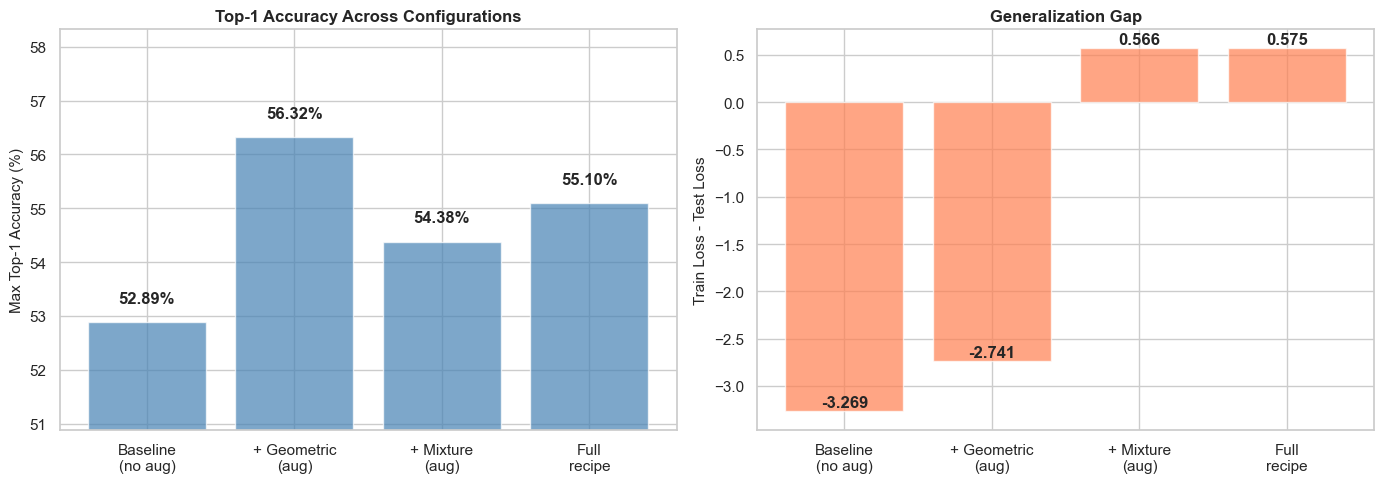
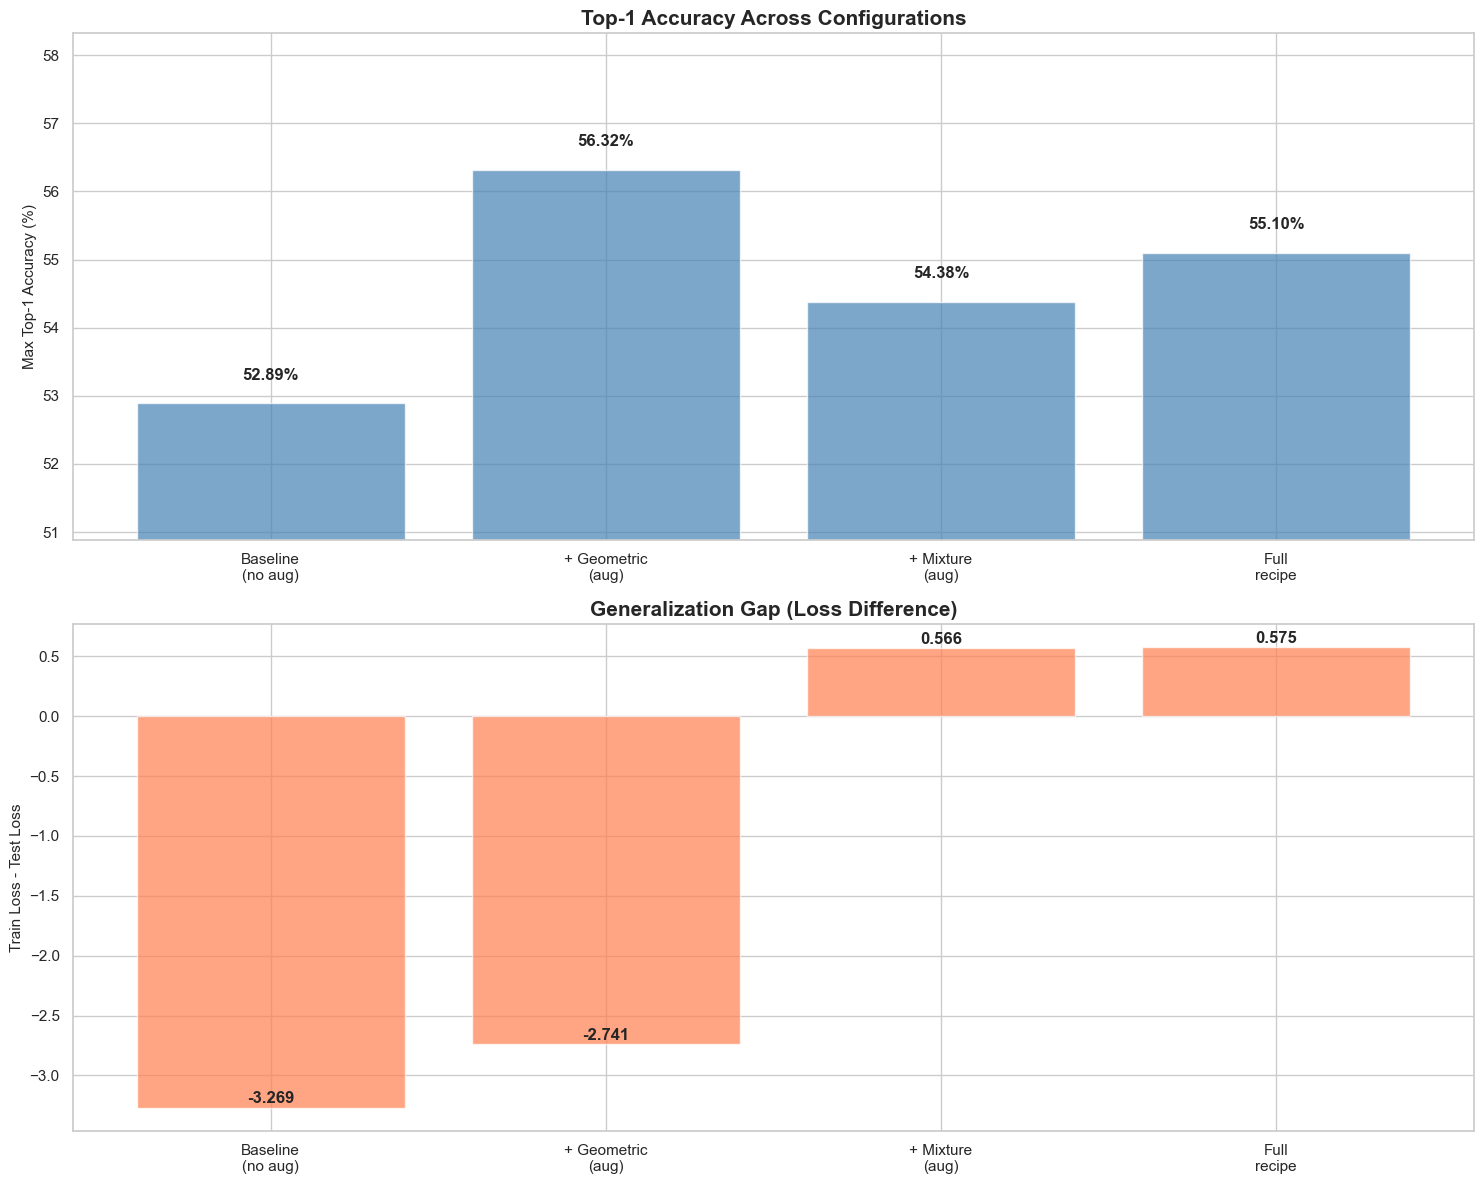
The notebook cell's code change between the first figure and the second:
--- before
+++ after
@@ -17,5 +17,5 @@
 
 # Create subplots
-fig, axes = plt.subplots(1, 2, figsize=(14, 5))
+fig, axes = plt.subplots(2, 1, figsize=(15, 12))
 
 # Subplot 1: Top-1 Accuracy
@@ -23,5 +23,5 @@
 axes[0].bar(x, max_top1, color='steelblue', alpha=0.7)
 axes[0].set_ylabel('Max Top-1 Accuracy (%)', fontsize=11)
-axes[0].set_title('Top-1 Accuracy Across Configurations', fontsize=12, fontweight='bold')
+axes[0].set_title('Top-1 Accuracy Across Configurations', fontsize=15, fontweight='bold')
 axes[0].set_xticks(x)
 axes[0].set_xticklabels(extensions)
@@ -33,5 +33,5 @@
 axes[1].bar(x, gen_gaps, color='coral', alpha=0.7)
 axes[1].set_ylabel('Train Loss - Test Loss', fontsize=11)
-axes[1].set_title('Generalization Gap', fontsize=12, fontweight='bold')
+axes[1].set_title('Generalization Gap (Loss Difference)', fontsize=15, fontweight='bold')
 axes[1].set_xticks(x)
 axes[1].set_xticklabels(extensions)

Commit: Cleaned up notebook and visualisation axis